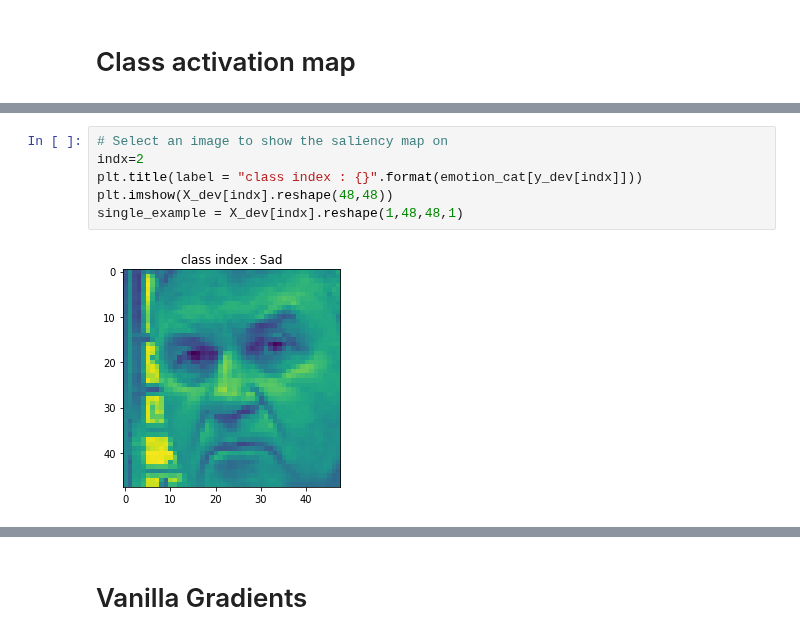
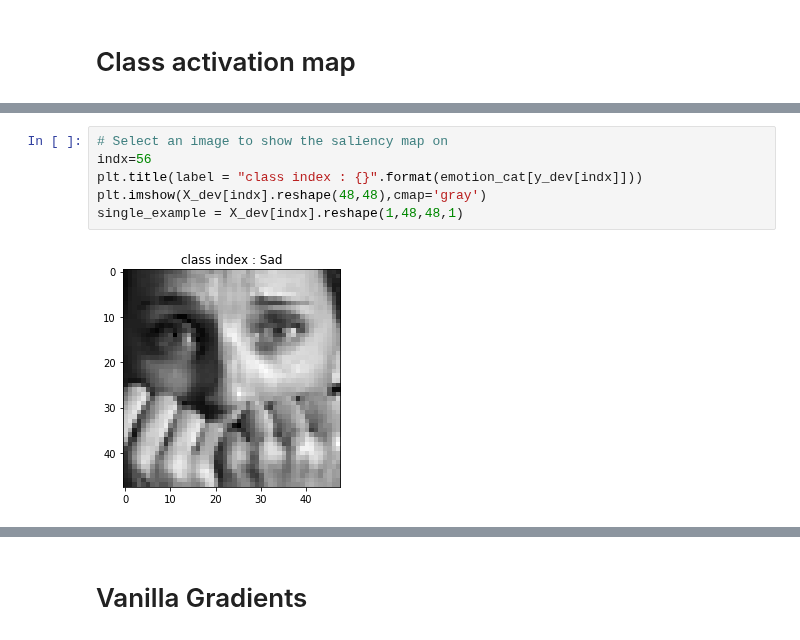
Before and after one commit to amilkh/cs230-fer, a Jupyter notebook: fer2013.ipynb, the cells around one changed output, grey strips where cells are left out. Drawn from its saved outputs; the diff is of its cells as text.

Commit message:
WIP: clean up, use grayscale image

```diff
--- a/fer2013.ipynb
+++ b/fer2013.ipynb
@@ -128,9 +135,9 @@ Requirement already satisfied, skipping upgrade: oauthlib>=3.0.0 in /usr/local/l
 # %%
 # Select an image to show the saliency map on
-indx=2
+indx=56
 plt.title(label = "class index : {}".format(emotion_cat[y_dev[indx]]))
-plt.imshow(X_dev[indx].reshape(48,48))
+plt.imshow(X_dev[indx].reshape(48,48),cmap='gray')
 single_example = X_dev[indx].reshape(1,48,48,1)
 # %% [output]
-[figure, old version]
+[figure, new version]
 # %%
```
Also changed, not shown: parts of 5 cells of this notebook.
